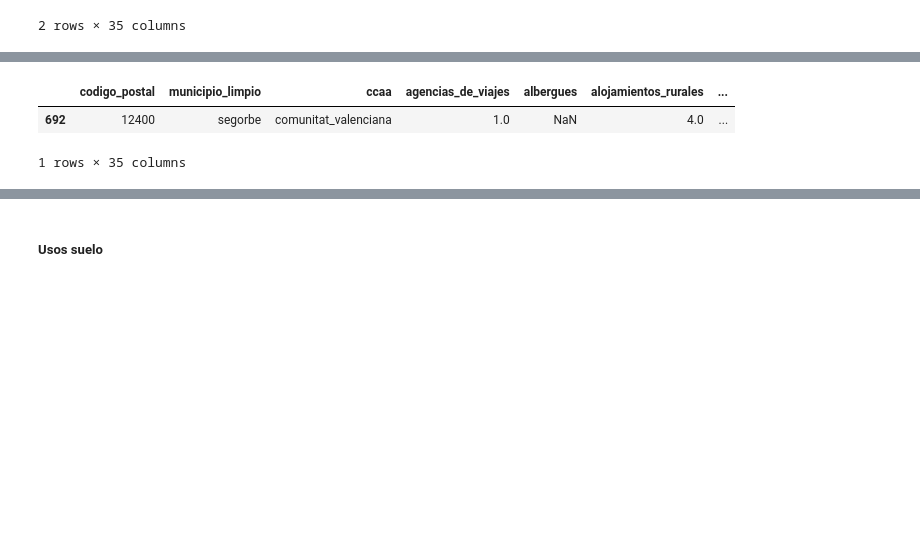
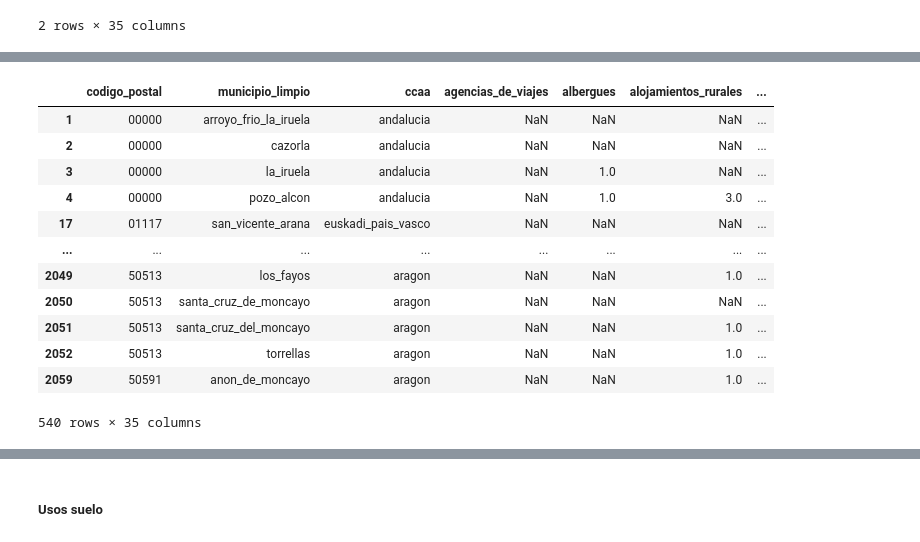
Before and after one commit to patcalsi/Exodus_urbano, a Jupyter notebook: data/patri/union_ficheros.ipynb, the cells around one changed output, grey strips where cells are left out. Cells and saved outputs as stored; diff of their text form; code cells hidden in the pictures; blank space fills up the shorter version.

```diff
--- a/data/patri/union_ficheros.ipynb
+++ b/data/patri/union_ficheros.ipynb
@@ -296,7 +527,7 @@ union.shape
 # %% [markdown]
 ##### Establecimientos
 # %%
-establecimientos = pd.read_csv("economia_turismo_establecimientos_20??_limpio.csv", index_col=0, dtype={'codigo_postal': object})
+establecimientos = pd.read_csv("economia_turismo_establecimientos_20XX_limpio.csv", index_col=0, dtype={'codigo_postal': object})
 # %%
 establecimientos.shape
 # %% [output]
@@ -311,6 +562,16 @@ establecimientos.head(2)
 # %%
-establecimientos[establecimientos['codigo_postal']=='12400']
+establecimientos[establecimientos['codigo_postal'].duplicated()]
 # %% [output]
 |  | codigo_postal | municipio_limpio | ccaa | agencias_de_viajes | albergues | alojamientos_rurales | ... |
-| 692 | 12400 | segorbe | comunitat_valenciana | 1.0 | NaN | 4.0 | ... |
+| 1 | 00000 | arroyo_frio_la_iruela | andalucia | NaN | NaN | NaN | ... |
+| 2 | 00000 | cazorla | andalucia | NaN | NaN | NaN | ... |
+| 3 | 00000 | la_iruela | andalucia | NaN | 1.0 | NaN | ... |
+| 4 | 00000 | pozo_alcon | andalucia | NaN | 1.0 | 3.0 | ... |
+| 17 | 01117 | san_vicente_arana | euskadi_pais_vasco | NaN | NaN | NaN | ... |
+| ... | ... | ... | ... | ... | ... | ... | ... |
+| 2049 | 50513 | los_fayos | aragon | NaN | NaN | 1.0 | ... |
+| 2050 | 50513 | santa_cruz_de_moncayo | aragon | NaN | NaN | NaN | ... |
+| 2051 | 50513 | santa_cruz_del_moncayo | aragon | NaN | NaN | 1.0 | ... |
+| 2052 | 50513 | torrellas | aragon | NaN | NaN | 1.0 | ... |
+| 2059 | 50591 | anon_de_moncayo | aragon | NaN | NaN | 1.0 | ... |
-1 rows × 35 columns
+540 rows × 35 columns
```
Also changed, not shown: parts of 71 cells of this notebook, 3 other files.
